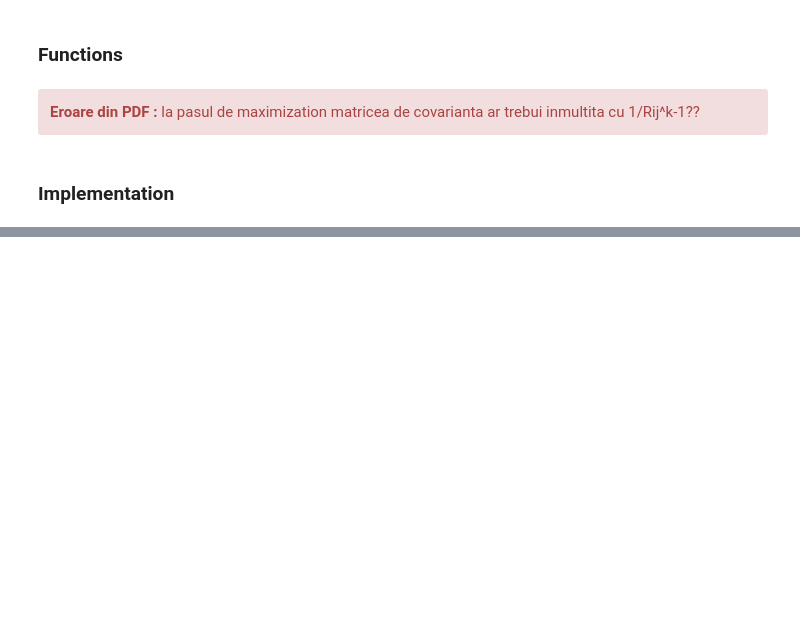
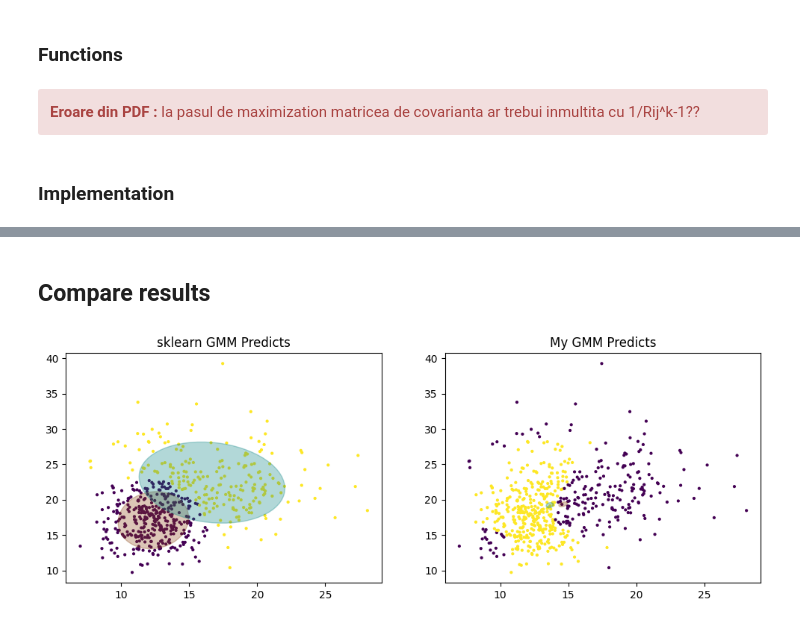
Before and after one commit to alexbelengeanu/ml-labs, a Jupyter notebook: lab1-clustering/exercitiul3.ipynb, the cells around one changed output, grey strips where cells are left out. Cells and saved outputs as stored; diff of their text form; code cells hidden in the pictures; blank space fills up the shorter version.

```diff
--- a/lab1-clustering/exercitiul3.ipynb
+++ b/lab1-clustering/exercitiul3.ipynb
@@ -207,0 +200,47 @@ mygmm.covariance_matrixes
+# %% [markdown]
+## Compare results
+# %%
+plt.figure(figsize=(12,4))
+plt.subplot(1, 2, 1)
+plt.scatter(X['feature1'], X['feature2'], 4, c=gm_labels)
+for i, (mean, covar, color) in enumerate(zip(gm.means_, gm.covariances_, color_iter)):
+    v, w = scp.linalg.eigh(covar)
+    v = 2.0 * np.sqrt(2.0) * np.sqrt(v)
+    u = w[0] / scp.linalg.norm(w[0])
+    # as the DP will not use every component it has access to
+    # unless it needs it, we shouldn't plot the redundant
+    # components.
+    if not np.any(gm_labels == i):
+        continue
+
+    # Plot an ellipse to show the Gaussian component
+    angle = np.arctan(u[1] / u[0])
+    angle = 180.0 * angle / np.pi  # convert to degrees
+    ell = Ellipse(mean, v[0], v[1], angle=180.0 + angle, color=color)
+    ell.set_clip_box(plt.subplot(1,2,1).bbox)
+    ell.set_alpha(0.3)
+    plt.subplot(1,2,1).add_artist(ell)
+    plt.title("sklearn GMM Predicts")
+plt.subplot(1, 2, 2)
+plt.scatter(X['feature1'], X['feature2'], 4, c=mygmm_labels)
+for i, (mean, covar, color) in enumerate(zip(mygmm_mean_vector, mygmm_cov_matrixes, color_iter)):
+    v, w = scp.linalg.eigh(covar)
+    v = 2.0 * np.sqrt(2.0) * np.sqrt(v)
+    u = w[0] / scp.linalg.norm(w[0])
+    # as the DP will not use every component it has access to
+    # unless it needs it, we shouldn't plot the redundant
+    # components.
+    if not np.any(mygmm_labels == i):
+        continue
+
+    # Plot an ellipse to show the Gaussian component
+    angle = np.arctan(u[1] / u[0])
+    angle = 180.0 * angle / np.pi  # convert to degrees
+    ell = Ellipse(mean, v[0], v[1], angle=180.0 + angle, color=color)
+    ell.set_clip_box(plt.subplot(1,2,2).bbox)
+    ell.set_alpha(0.3)
+    plt.subplot(1,2,2).add_artist(ell)
+    plt.title("My GMM Predicts")
+plt.show()
+# %% [output]
+[figure, added]
```
Also changed, not shown: parts of 8 cells of this notebook, 2 other files.
